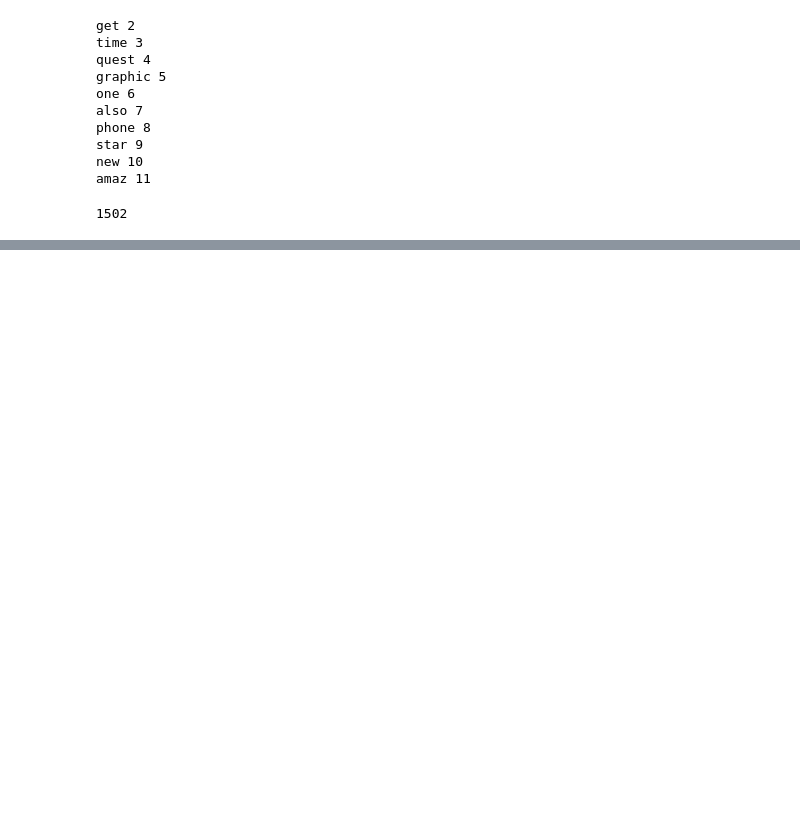
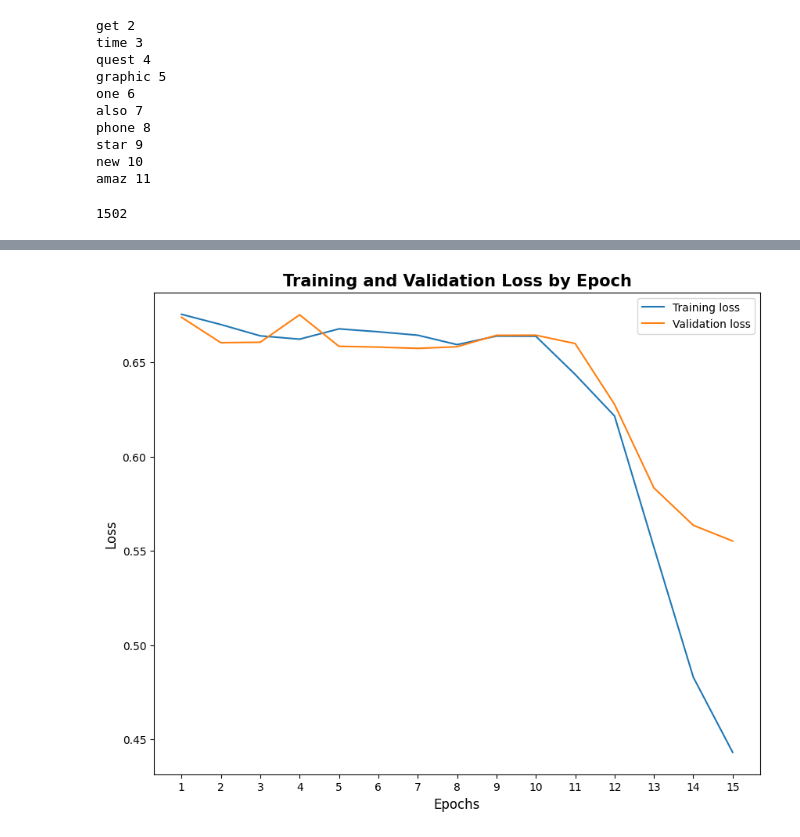
Before and after one commit to wanadzhar913/genshin-impact-reviews-sentiment-analysis-fastapi-docker, a Jupyter notebook: notebooks/03_modeling_stemmed.ipynb, the cells around one changed output, grey strips where cells are left out. Cells and saved outputs as stored; diff of their text form; code cells hidden in the pictures; blank space fills up the shorter version.

Commit message:
train pytorch rnn model for stemmed dataset

```diff
--- a/notebooks/03_modeling_stemmed.ipynb
+++ b/notebooks/03_modeling_stemmed.ipynb
@@ -1027,17 +1057,6 @@ def collate_fn(batch):
     targets = torch.tensor(targets)
 
     return padded_inputs, targets
-# %%
-no_layers = 2
-vocab_size = len(vocab)
-embedding_dim = 64
-output_dim = 1
-hidden_dim = 256
-batch_size = 50
-clip = 5
-epochs = 5
-valid_loss_min = np.Inf
-lr=0.001
 # %%
 # Create data loaders for the training and validation sets
 train_dataset = GenshinDataset('../data/clean_train_stem.csv', vocab)
@@ -1052,10 +1071,10 @@ model = SentimentRNN(
     output_dim=output_dim,
     hidden_dim=hidden_dim,
     embedding_dim=embedding_dim,
-    drop_prob=0.2
+    drop_prob=0.6
 )
 
-#moving to gpu
+# moving to gpu
 model.to(device)
 # %% [output]
 SentimentRNN(
@@ -1068,7 +1087,7 @@ SentimentRNN(
 # %%
 criterion = nn.BCELoss()
 
-optimizer = torch.optim.Adam(model.parameters(), lr=lr)
+optimizer = torch.optim.Adam(model.parameters(), lr=learning_rate, weight_decay=weight_decay)
 # %%
 def acc(pred,label):
     pred = torch.round(pred.squeeze())
@@ -1082,24 +1101,23 @@ for epoch in range(epochs):
     train_losses = []
     train_acc = 0.0
     model.train()
-    # initialize hidden state
-    h = model.init_hidden(batch_size)
+
     for inputs, labels in train_loader:
 
         inputs, labels = inputs.to(device), labels.to(device)
-        # Creating new variables for the hidden state, otherwise
-        # we'd backprop through the entire training history
-        h = tuple([each.data for each in h])
+
         model.zero_grad()
-        output, h = model(inputs,h)
+        output, h = model(inputs)
 
         # calculate the loss and perform backprop
         loss = criterion(output.squeeze(), labels.float())
         loss.backward()
         train_losses.append(loss.item())
+
         # calculating accuracy
         accuracy = acc(output,labels)
         train_acc += accuracy
+
         #`clip_grad_norm` helps prevent the exploding gradient problem in RNNs / LSTMs.
         nn.utils.clip_grad_norm_(model.parameters(), clip)
         optimizer.step()
@@ -1108,13 +1126,14 @@ for epoch in range(epochs):
     val_h = model.init_hidden(batch_size)
     val_losses = []
     val_acc = 0.0
+
     model.eval()
+
     for inputs, labels in valid_loader:
-            val_h = tuple([each.data for each in val_h])
 
             inputs, labels = inputs.to(device), labels.to(device)
 
-            output, val_h = model(inputs, val_h)
+            output, val_h = model(inputs)
             val_loss = criterion(output.squeeze(), labels.float())
 
             val_losses.append(val_loss.item())
@@ -1157,0 +1174,14 @@ RuntimeError: Expected hidden[0] size (2, 22, 256), got [2, 50, 256]
+# %%
+# Plot the training and validation loss by epoch
+
+plt.figure(figsize=(10,8))
+epochs = range(1,16)
+plt.plot(epochs, epoch_tr_loss, label='Training loss')
+plt.plot(epochs, epoch_vl_loss, label='Validation loss')
+plt.title('Training and Validation Loss by Epoch', size=15, weight='bold')
+plt.xlabel('Epochs', size=12)
+plt.ylabel('Loss', size=12)
+plt.xticks(np.arange(1,16,1))
+plt.legend();
+# %% [output]
+[figure, added]
```
Also changed, not shown: parts of 14 cells of this notebook, 1 other file.
